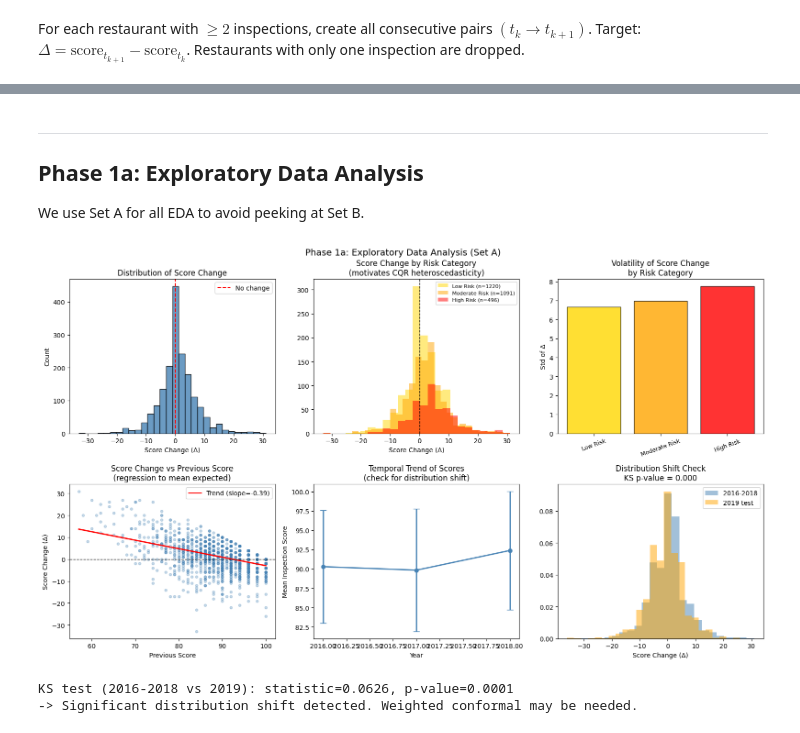
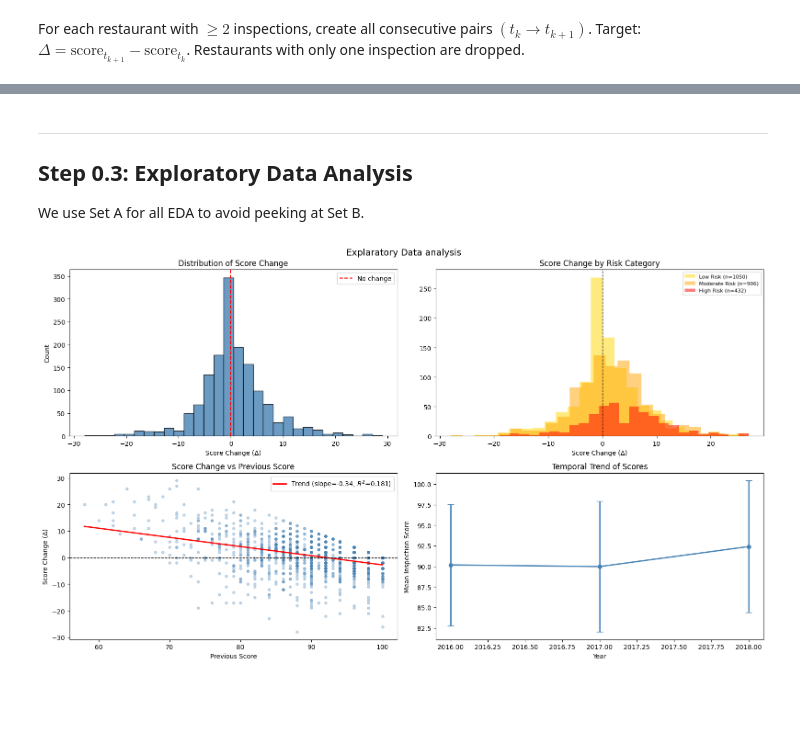
Before and after one commit to frank22lin/Multiple-Testing-Project, a Jupyter notebook: Project2/Project2.ipynb, the cells around one changed output, grey strips where cells are left out. Drawn from its saved outputs; the diff is of its cells as text; code cells hidden in the pictures; blank space fills up the shorter version.

```diff
--- a/Project2/Project2.ipynb
+++ b/Project2/Project2.ipynb
@@ -33,5 +30,5 @@ FDR_LEVEL = 0.2  # knockoff FDR level (raised from 0.2: with ~3 true predictors
 # %%
-raw_data = pd.read_csv('../restaurantdata.csv')
+raw_data = pd.read_csv('./restaurantdata.csv')
 print(f'Raw data shape: {raw_data.shape}')
 print(raw_data.dtypes)
 # %% [output]
@@ -265,5 +247,4 @@ Zipcode statistics are computed from **Set A only** and applied as fixed constan
 # %%
-# Compute zipcode statistics from Set A only
 zipcode_stats = (
     set_A
     .groupby('zipcode')['prev_score']
@@ -273,7 +254,11 @@ zipcode_stats = (
 global_std = set_A['prev_score'].std()
 zipcode_stats['zipcode_score_std'] = zipcode_stats['zipcode_score_std'].fillna(global_std)
 
-# Leave-one-out (LOO) target encoding for zipcode_avg_delta
+# Bin zipcode_avg_score into 10-point intervals (50s→5, 60s→6, etc.)
+# Coarser than the raw avg, so less collinear with prev_score
+zipcode_stats['zipcode_score_bin'] = (zipcode_stats['zipcode_avg_score'] // 10).astype(int)
+
+# Target encoding for zipcode_avg_delta
 zipcode_delta_sum   = set_A.groupby('zipcode')['delta'].sum()
 zipcode_delta_count = set_A.groupby('zipcode')['delta'].count()
 
@@ -288,15 +273,9 @@ def loo_zipcode_delta(row):
 set_A = set_A.copy()
 set_A['zipcode_avg_delta'] = set_A.apply(loo_zipcode_delta, axis=1)
 
-# For Set B and test: use full Set-A zipcode mean (no leakage risk)
+# For Set B and test: use full Set-A zipcode mean
 zipcode_delta_stats = (
     set_A.groupby('zipcode')['delta'].mean()
     .reset_index().rename(columns={'delta': 'zipcode_avg_delta'})
 )
 global_avg_delta = set_A['delta'].mean()
-
-print('Zipcode statistics (from Set A):')
-print(zipcode_stats.describe())
-print(f'\nZipcode avg delta stats:')
-print(zipcode_delta_stats['zipcode_avg_delta'].describe())
-print(f'Unique zipcodes: {len(zipcode_stats)}')
@@ -426,11 +378,11 @@ year_avg_delta          0
 dtype: int64
 # %% [markdown]
 ---
-## Phase 1a: Exploratory Data Analysis
+## Step 0.3: Exploratory Data Analysis
 
 We use Set A for all EDA to avoid peeking at Set B.
 # %%
-fig, axes = plt.subplots(2, 3, figsize=(16, 9))
+fig, axes = plt.subplots(2, 2, figsize=(16, 9))
 
 # 1. Distribution of delta overall
 axes[0, 0].hist(set_A['delta'], bins=30, edgecolor='black', color='steelblue', alpha=0.8)
@@ -445,73 +397,42 @@ risk_labels = [
     ('has_low', 'Low Risk', 'gold'),
     ('has_moderate', 'Moderate Risk', 'orange'),
     ('has_high', 'High Risk', 'red')
 ]
 for col, label, color in risk_labels:
     subset = set_A[set_A[col] == 1]['delta']
     axes[0, 1].hist(subset, bins=25, alpha=0.5, label=f'{label} (n={len(subset)})', color=color)
 axes[0, 1].set_xlabel('Score Change (Δ)')
-axes[0, 1].set_title('Score Change by Risk Category\n(motivates CQR heteroscedasticity)')
+axes[0, 1].set_title('Score Change by Risk Category')
 axes[0, 1].legend(fontsize=8)
 axes[0, 1].axvline(0, color='black', linestyle='--', linewidth=1)
 
-# 3. Variance of delta by risk category (bar chart)
-risk_vars = [
-    (col, label, color)
-    for col, label, color in risk_labels
-]
-var_vals  = [set_A[set_A[col] == 1]['delta'].std() for col, _, _ in risk_vars]
-mean_vals = [set_A[set_A[col] == 1]['delta'].mean() for col, _, _ in risk_vars]
-labels_    = [label for _, label, _ in risk_vars]
-colors_    = [color for _, _, color in risk_vars]
-x = np.arange(len(labels_))
-axes[0, 2].bar(x, var_vals, color=colors_, edgecolor='black', alpha=0.8)
-axes[0, 2].set_xticks(x)
-axes[0, 2].set_xticklabels(labels_, rotation=20, fontsize=9)
-axes[0, 2].set_ylabel('Std of Δ')
-axes[0, 2].set_title('Volatility of Score Change\nby Risk Category')
-
-# 4. Score change vs previous score (regression to mean)
+# 3. Score change vs previous score (regression to mean)
 axes[1, 0].scatter(set_A['prev_score'], set_A['delta'], alpha=0.3, s=15, color='steelblue')
-# Add trend line
 z = np.polyfit(set_A['prev_score'], set_A['delta'], 1)
 p = np.poly1d(z)
 xline = np.linspace(set_A['prev_score'].min(), set_A['prev_score'].max(), 100)
-axes[1, 0].plot(xline, p(xline), 'r-', linewidth=2, label=f'Trend (slope={z[0]:.2f})')
+delta_pred = np.polyval(z, set_A['prev_score'])
+ss_res = np.sum((set_A['delta'] - delta_pred) ** 2)
+ss_tot = np.sum((set_A['delta'] - set_A['delta'].mean()) ** 2)
+r2 = 1 - ss_res / ss_tot
+axes[1, 0].plot(xline, p(xline), 'r-', linewidth=2, label=f'Trend (slope={z[0]:.2f}, $R^2$={r2:.3f})')
 axes[1, 0].axhline(0, color='black', linestyle='--', linewidth=1)
 axes[1, 0].set_xlabel('Previous Score')
 axes[1, 0].set_ylabel('Score Change (Δ)')
-axes[1, 0].set_title('Score Change vs Previous Score\n(regression to mean expected)')
+axes[1, 0].set_title('Score Change vs Previous Score')
 axes[1, 0].legend()
 
-# 5. Temporal trend: average score by year
+# 4. Temporal trend: average score by year
 yearly = set_A.groupby('year')['prev_score'].agg(['mean', 'std']).reset_index()
 axes[1, 1].errorbar(yearly['year'], yearly['mean'], yerr=yearly['std'],
                     fmt='o-', capsize=5, color='steelblue', linewidth=2)
 axes[1, 1].set_xlabel('Year')
 axes[1, 1].set_ylabel('Mean Inspection Score')
-axes[1, 1].set_title('Temporal Trend of Scores\n(check for distribution shift)')
-
-# 6. Delta distribution by year (exchangeability check: 2016-2018 vs 2019)
-all_for_ks = pairs[pairs['curr_date'].dt.year.isin([2016, 2017, 2018])]['delta'].dropna()
-test_ks    = pairs_test['delta'].dropna()
-axes[1, 2].hist(all_for_ks, bins=25, alpha=0.5, label='2016-2018', color='steelblue', density=True)
-axes[1, 2].hist(test_ks,    bins=25, alpha=0.5, label='2019 test',  color='orange',   density=True)
-ks_stat, ks_pval = stats.ks_2samp(all_for_ks, test_ks)
-axes[1, 2].set_xlabel('Score Change (Δ)')
-axes[1, 2].set_title(f'Distribution Shift Check\nKS p-value = {ks_pval:.3f}')
-axes[1, 2].legend()
+axes[1, 1].set_title('Temporal Trend of Scores')
 
 plt.tight_layout()
-plt.suptitle('Phase 1a: Exploratory Data Analysis (Set A)', fontsize=14, y=1.01)
+plt.suptitle('Explaratory Data analysis', fontsize=14, y=1.01)
 plt.savefig('eda_plots.png', dpi=120, bbox_inches='tight')
 plt.show()
-
-print(f'\nKS test (2016-2018 vs 2019): statistic={ks_stat:.4f}, p-value={ks_pval:.4f}')
-if ks_pval < 0.05:
-    print('-> Significant distribution shift detected. Weighted conformal may be needed.')
-else:
-    print('-> No significant distribution shift. Exchangeability assumption plausible.')
 # %% [output]
-[figure, old version]
+[figure, new version]
-KS test (2016-2018 vs 2019): statistic=0.0626, p-value=0.0001
--> Significant distribution shift detected. Weighted conformal may be needed.
```
Also changed, not shown: parts of 37 cells of this notebook.
